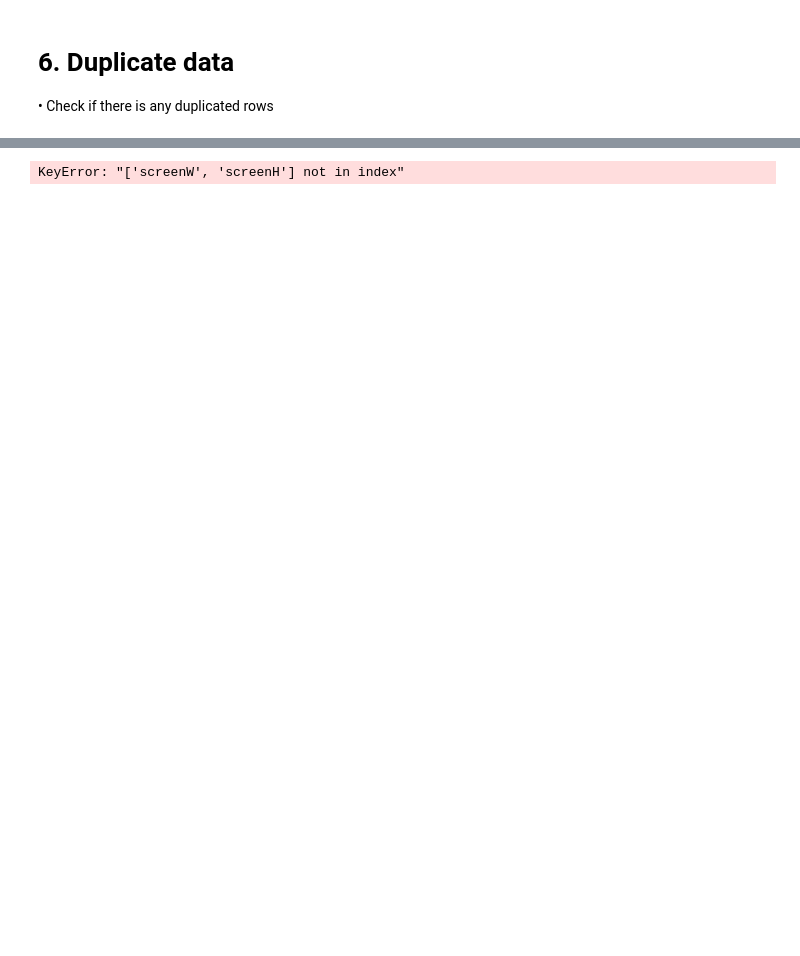
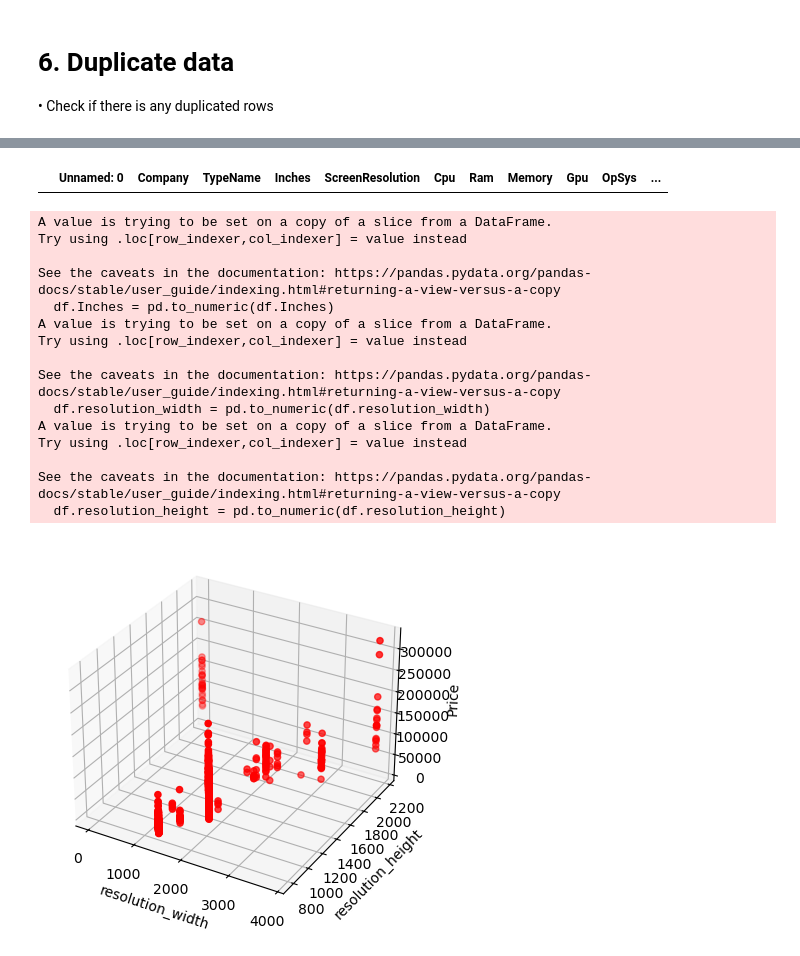
Before and after one commit to t1ww/AI-for-SE, a Jupyter notebook: LAB09/LAB09_preprocessing_652115013_inclass.ipynb, the cells around one changed output, grey strips where cells are left out. Saved outputs shown, nothing was run; the diff lists cells and outputs as text; code cells hidden in the pictures; blank space fills up the shorter version.

```diff
--- a/LAB09/LAB09_preprocessing_652115013_inclass.ipynb
+++ b/LAB09/LAB09_preprocessing_652115013_inclass.ipynb
@@ -135,10 +135,15 @@ data
 1303 rows × 17 columns
 # %%
 # Extract text before the first number from 'resolution_width' to get screen_resolution
-data['screen_resolution'] = data['resolution_width'].apply(lambda x: ' '.join(filter(str.isalpha, x.split())))
+data['screen_resolution'] = data['resolution_width'].apply(lambda x: ' '.join(filter(str.isalpha, x.split())))\
+
+# clean width
+data['resolution_width'] = pd.to_numeric(data['resolution_width'].str.extract(r'(\d+)')[0], errors='coerce')
+data['resolution_width'] = data['resolution_width'].fillna(0).astype(int)
 
 # Check if "Touchscreen" is in 'ScreenResolution' and assign 1 if true, 0 otherwise
-data['is_touchscreen'] = data['ScreenResolution'].str.contains('Touchscreen', case=False).astype(int)
+data['is_touchscreen'] = data['screen_resolution'].str.contains('Touchscreen', case=False).astype(int)
+
 
 data
 # %% [output]
@@ -175,4 +199,4 @@ data["ScreenResolution"].fillna("noSpec", inplace = True)
 
 Change datetime format to the format of Pandas
 # %%
-data['Date'] = pd.to_datetime(data['Date'])
+# data['Date'] = pd.to_datetime(data['Date'])
@@ -202,15 +238,36 @@ Length: 1303, dtype: bool
+# %%
+# clean data
+data.replace('?', np.nan, inplace=True)
+data.dropna()
+# %% [output]
+|  | Unnamed: 0 | Company | TypeName | Inches | ScreenResolution | Cpu | Ram | Memory | Gpu | OpSys | ... |
 # %%
-df = new_df[["Inches", "screenW", "screenH","Price"]]
+df = data[["Inches", "resolution_width", "resolution_height","Price"]]
 df.Inches = pd.to_numeric(df.Inches)
-df.screenW = pd.to_numeric(df.screenW)
-df.screenH = pd.to_numeric(df.screenH)
+df.resolution_width = pd.to_numeric(df.resolution_width)
+df.resolution_height = pd.to_numeric(df.resolution_height)
 fig=plt.figure()
 ax=fig.add_subplot(111,projection='3d')
 n=100
-ax.scatter(df["screenW"],df["screenH"],df["Price"],color="red")
-ax.set_xlabel("screenW")
-ax.set_ylabel("screenH")
+ax.scatter(df["resolution_width"],df["resolution_height"],df["Price"],color="red")
+ax.set_xlabel("resolution_width")
+ax.set_ylabel("resolution_height")
 ax.set_zlabel("Price")
 plt.show()
 # %% [output]
-KeyError: "['screenW', 'screenH'] not in index"
+A value is trying to be set on a copy of a slice from a DataFrame.
+Try using .loc[row_indexer,col_indexer] = value instead
+
+See the caveats in the documentation: https://pandas.pydata.org/pandas-docs/stable/user_guide/indexing.html#returning-a-view-versus-a-copy
+  df.Inches = pd.to_numeric(df.Inches)
+A value is trying to be set on a copy of a slice from a DataFrame.
+Try using .loc[row_indexer,col_indexer] = value instead
+
+See the caveats in the documentation: https://pandas.pydata.org/pandas-docs/stable/user_guide/indexing.html#returning-a-view-versus-a-copy
+  df.resolution_width = pd.to_numeric(df.resolution_width)
+A value is trying to be set on a copy of a slice from a DataFrame.
+Try using .loc[row_indexer,col_indexer] = value instead
+
+See the caveats in the documentation: https://pandas.pydata.org/pandas-docs/stable/user_guide/indexing.html#returning-a-view-versus-a-copy
+  df.resolution_height = pd.to_numeric(df.resolution_height)
+[figure, added]
```
Also changed, not shown: parts of 11 cells of this notebook.
